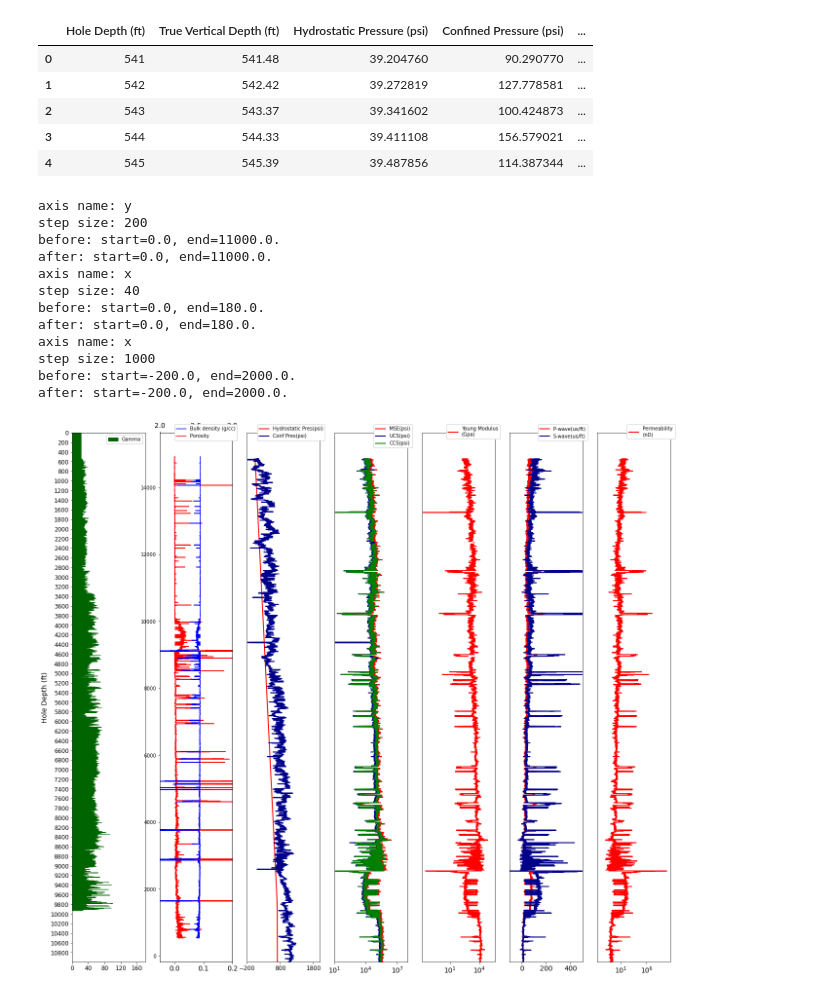
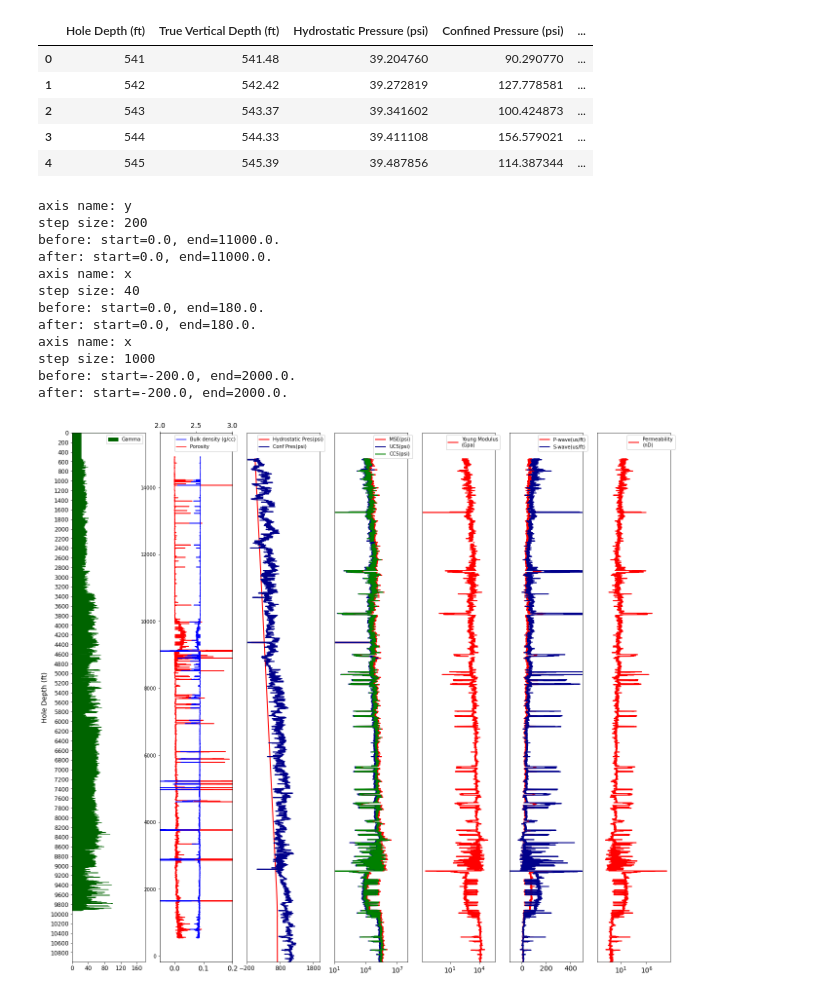
Before and after one commit to huytran187/LogVisualization, a Jupyter notebook: src.ipynb, the cells around one changed output. Cells and saved outputs as stored; diff of their text form; code cells hidden in the pictures.

```diff
--- a/src.ipynb
+++ b/src.ipynb
@@ -34,7 +35,7 @@ TITLE_FONTSIZE = 14
 XTICKS_FONTSIZE = 14
 LINEWIDTH = 2
 HOLEDEPTH_LIM = (0, 11000)
-BBOX_TO_ANCHOR = (0.3, 0.52, 0.8, 0.5)
+BBOX_TO_ANCHOR = (0.3, 0.5, 0.8, 0.5)
 
 
 #COLOR
@@ -170,31 +171,31 @@ ax6.plot(logs_df['Shear wave (microsec/ft)'], logs_df['Hole Depth (ft)'],
         label='S-wave(us/ft)')
 ax6.legend(bbox_to_anchor=BBOX_TO_ANCHOR, framealpha=1.0)
 ax6.tick_params(axis='x', labelsize=X_LABEL_FONTSIZE)
 ax6.set_ylim(ax1.get_ylim())
 ax6.set_yticks([])
 ax6.set_xlim((-100, 500))
 
 ax7 = fig.add_subplot(1, NUM_TRACKS, 7)
 ax7.plot(logs_df['Permeability (nD)'], logs_df['Hole Depth (ft)'],
         color=PERM_COLOR, linewidth=LINEWIDTH,
         label='Permeability\n(nD)')
 ax7.legend(bbox_to_anchor=BBOX_TO_ANCHOR, framealpha=1.0)
 ax7.tick_params(axis='x', labelsize=X_LABEL_FONTSIZE)
 ax7.set_ylim(ax1.get_ylim())
 ax7.set_yticks([])
 ax7.set_xscale('log')
 plt.show()
 # %% [output]
 axis name: y
 step size: 200
 before: start=0.0, end=11000.0.
 after: start=0.0, end=11000.0.
 axis name: x
 step size: 40
 before: start=0.0, end=180.0.
 after: start=0.0, end=180.0.
 axis name: x
 step size: 1000
 before: start=-200.0, end=2000.0.
 after: start=-200.0, end=2000.0.
-[figure, old version]
+[figure, new version]
```
Also changed, not shown: parts of 2 cells of this notebook, 2 other files.
